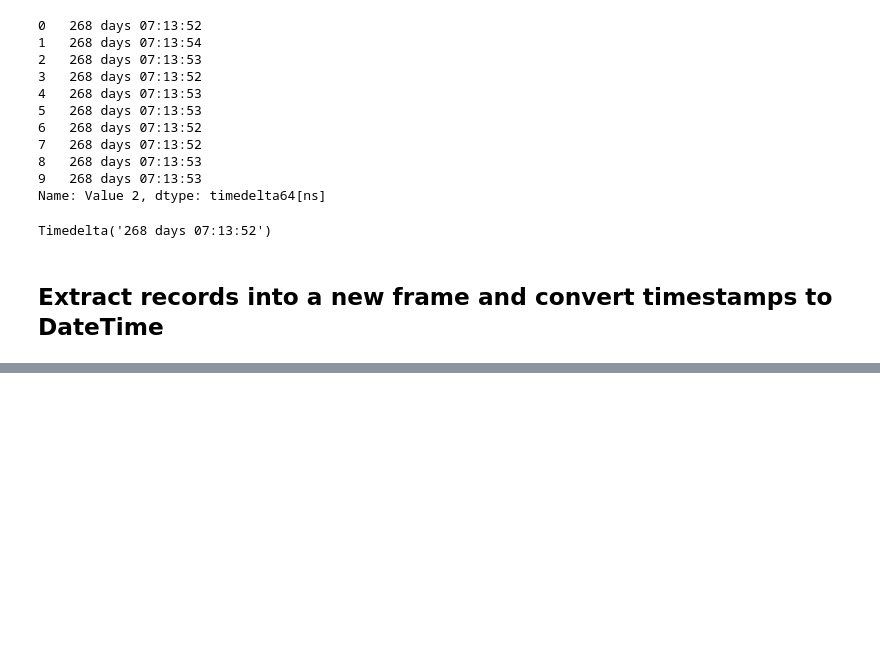
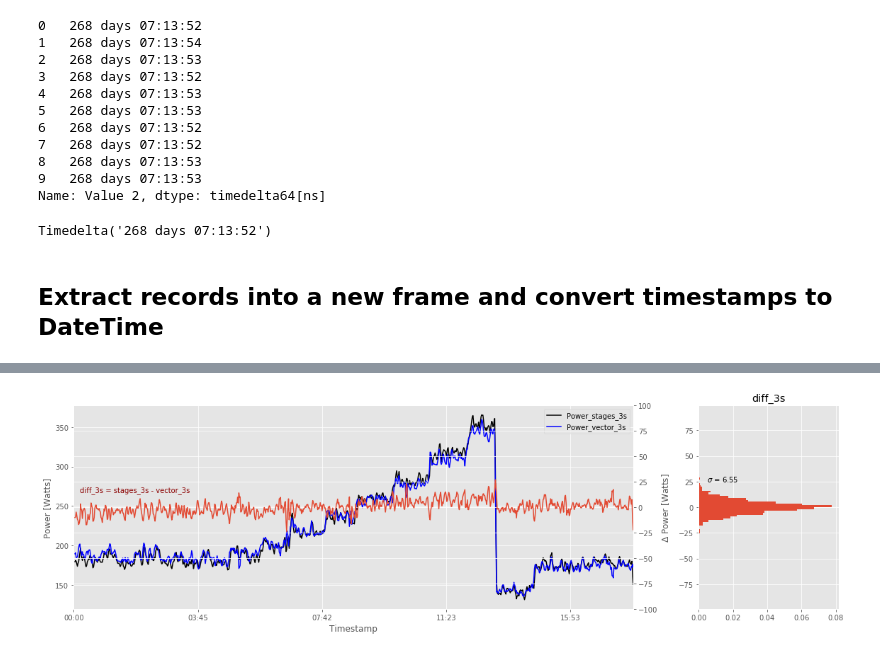
Before and after one commit to sladkovm/GarminVector_vs_StagesPower, a Jupyter notebook: read_in_csv.ipynb, the cells around one changed output, grey strips where cells are left out. Cells and saved outputs as stored; diff of their text form; code cells hidden in the pictures; blank space fills up the shorter version.

```diff
--- a/read_in_csv.ipynb
+++ b/read_in_csv.ipynb
@@ -163,0 +154,25 @@ Int64Index([   0,    1,    2,    3,    4,    5,    6,    7,    8,    9,
+# %%
+df['Power_stages_3s'] = df['Power_stages'].rolling(3).mean()
+df['Power_vector_3s'] = df['Power_vector'].rolling(3).mean()
+df['diff_3s'] = df['Power_stages_3s'] - df['Power_vector_3s']
+# %%
+fig, axes = plt.subplots(1,2, gridspec_kw = {'width_ratios':[4, 1]}, figsize=(16, 5))
+
+## Plot all power
+ax = df.plot(x=['Timestamp'], y=['diff_3s'], kind='line', ax=axes[0], secondary_y=True)
+df.plot(y=['Power_stages_3s'], subplots=True, ax=axes[0], style='k')
+df.plot(y=['Power_vector_3s'], subplots=True, ax=axes[0], style='b')
+axes[0].set_ylabel('Power [Watts]')
+ax.set_ylim(-100.0, 100.0)
+ax.set_ylabel(r'$\Delta$ Power [Watts]')
+font = {'color':'darkred'}
+ax.text(10, 15, 'diff_3s = stages_3s - vector_3s', fontdict=font)
+
+## Add histogram
+df[['diff_3s']].hist(ax=axes[1], orientation='horizontal', bins=100, range=[-90.0, 90.0], normed=True)
+axes[1].text(0.005, 25, r'$\sigma$ = 6.55')
+
+fig.tight_layout()
+# fig.savefig('power_3s.png')
+# %% [output]
+[figure, added]
```
Also changed, not shown: parts of 31 cells of this notebook, 1 other file.
